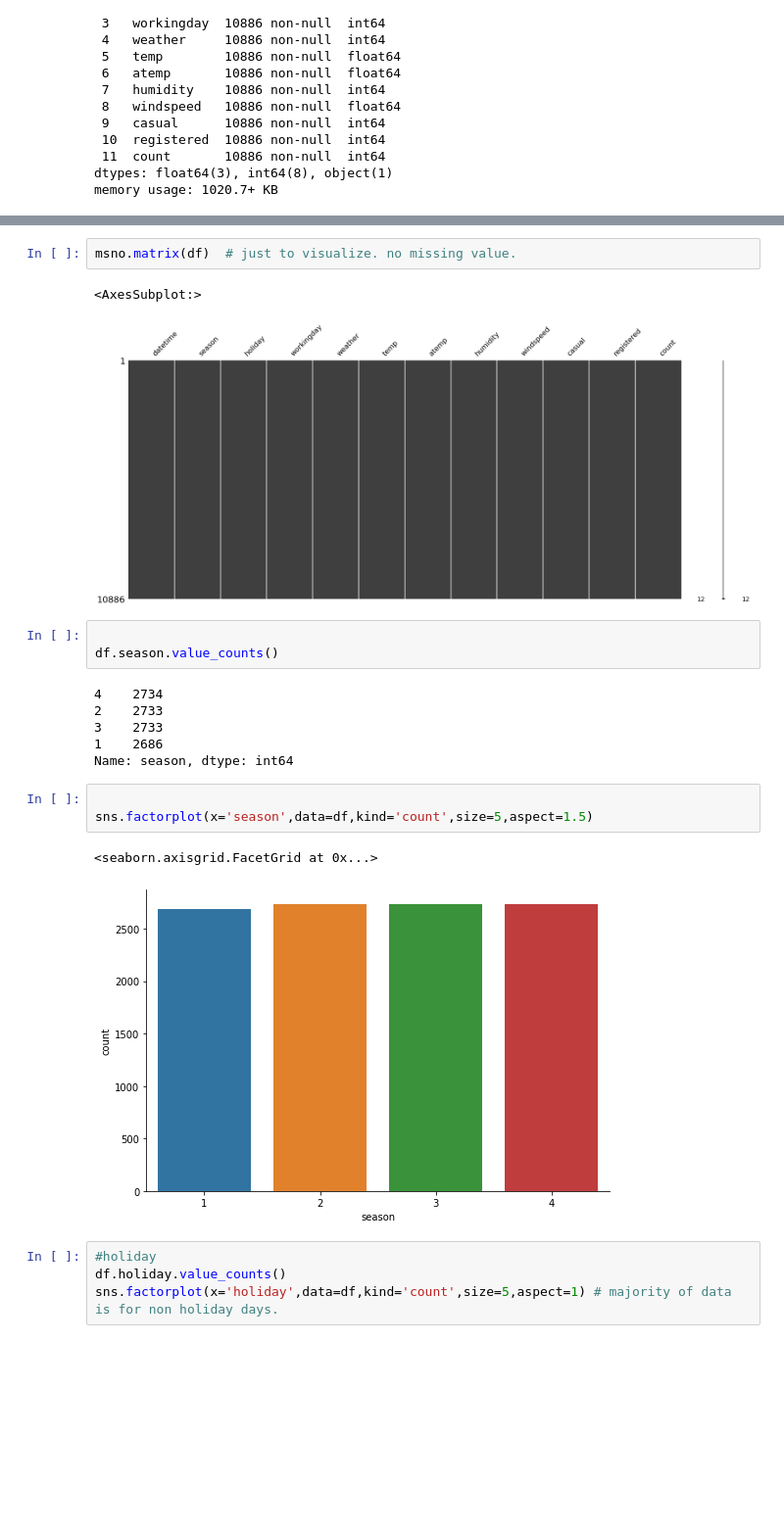
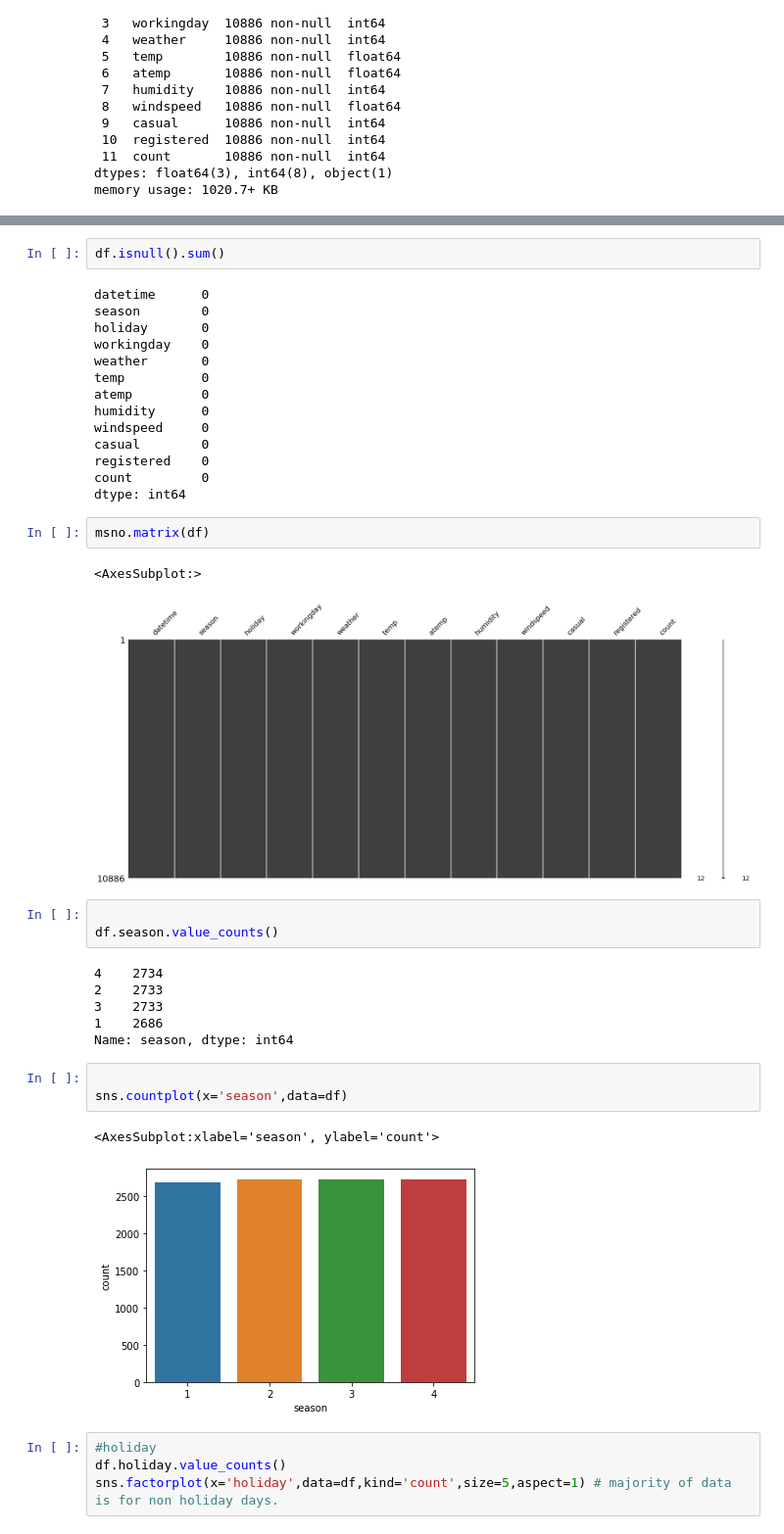
Before and after one commit to vrunm/Bike_Sharing_Demand, a Jupyter notebook: Bike_Sharing_Demand/bike_sharing_demand(mse).ipynb, the cells around one changed output, grey strips where cells are left out. Shown: that part at 98% size. Cells and saved outputs as stored; diff of their text form; blank space fills up the shorter version.

```diff
--- a/Bike_Sharing_Demand/bike_sharing_demand(mse).ipynb
+++ b/Bike_Sharing_Demand/bike_sharing_demand(mse).ipynb
@@ -139,5 +111,21 @@ dtype: int64
+# %%
+df.isnull().sum()
+# %% [output]
+datetime      0
+season        0
+holiday       0
+workingday    0
+weather       0
+temp          0
+atemp         0
+humidity      0
+windspeed     0
+casual        0
+registered    0
+count         0
+dtype: int64
 # %%
-msno.matrix(df)  # just to visualize. no missing value.
+msno.matrix(df)
 # %% [output]
 <AxesSubplot:>
 [figure]
@@ -152,10 +140,10 @@ df.season.value_counts()
 Name: season, dtype: int64
 # %%
 
-sns.factorplot(x='season',data=df,kind='count',size=5,aspect=1.5)
+sns.countplot(x='season',data=df)
 # %% [output]
-<seaborn.axisgrid.FacetGrid at 0x...>
+<AxesSubplot:xlabel='season', ylabel='count'>
-[figure, old version]
+[figure, new version]
 # %%
 #holiday
 df.holiday.value_counts()
```
Also changed, not shown: parts of 19 cells of this notebook.
